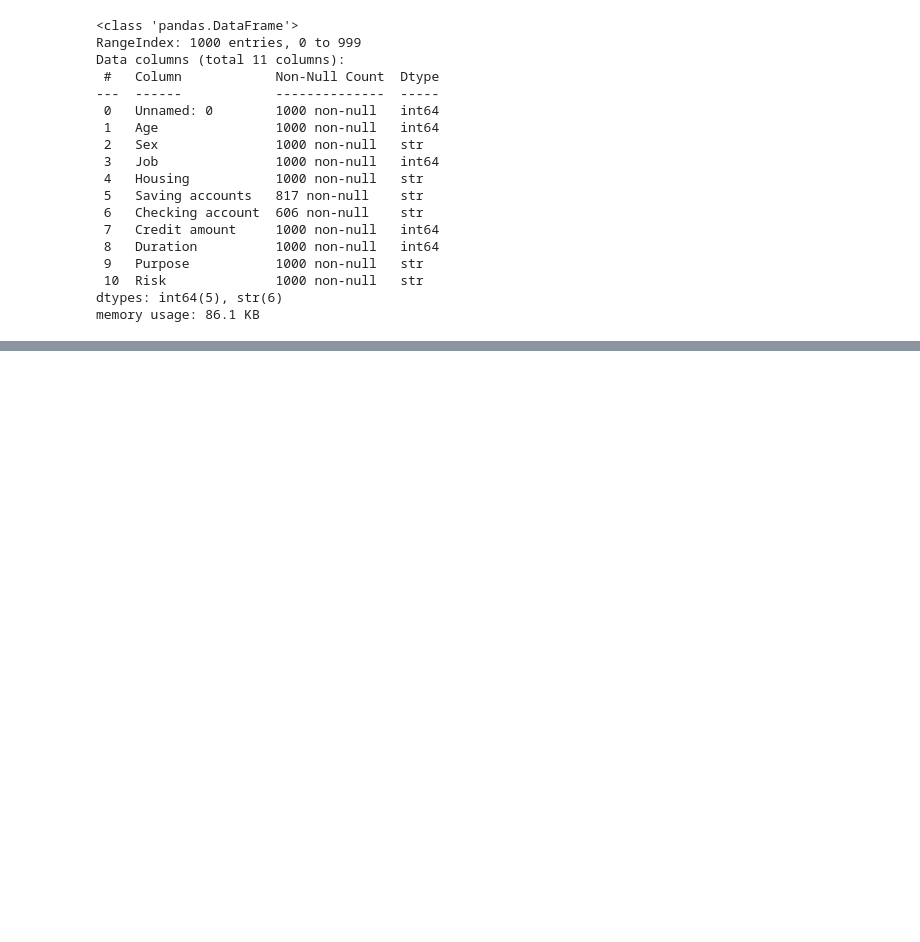
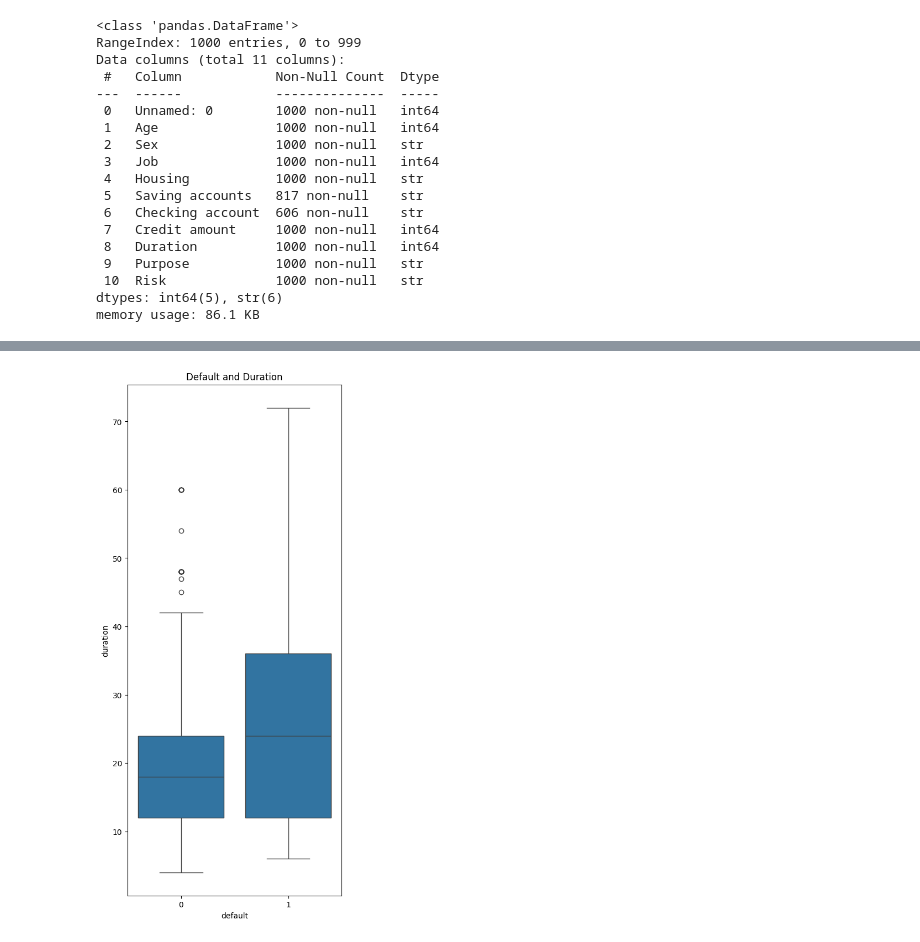
Before and after one commit to Gyro-2k/credit_risk_prediction, a Jupyter notebook: notebooks/credit_risk_prediction.ipynb, the cells around one changed output, grey strips where cells are left out. Cells and saved outputs as stored; diff of their text form; code cells hidden in the pictures; blank space fills up the shorter version.

```diff
--- a/notebooks/credit_risk_prediction.ipynb
+++ b/notebooks/credit_risk_prediction.ipynb
@@ -52,0 +157,8 @@ memory usage: 86.1 KB
+# %%
+# does duration matter
+plt.figure(figsize=(5,12))
+sns.boxplot(x="default",y="duration", data=my_df)
+plt.title("Default and Duration")
+plt.show()
+# %% [output]
+[figure, added]
```
Also changed, not shown: parts of 22 cells of this notebook, 1 other file.
